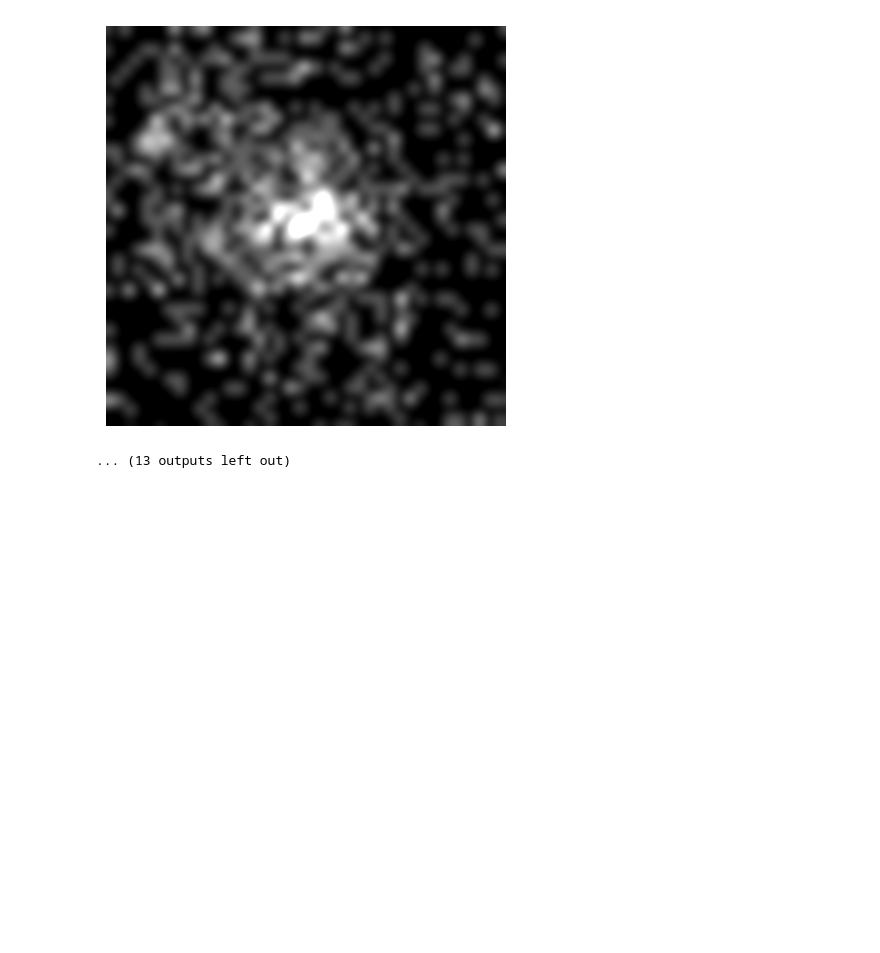
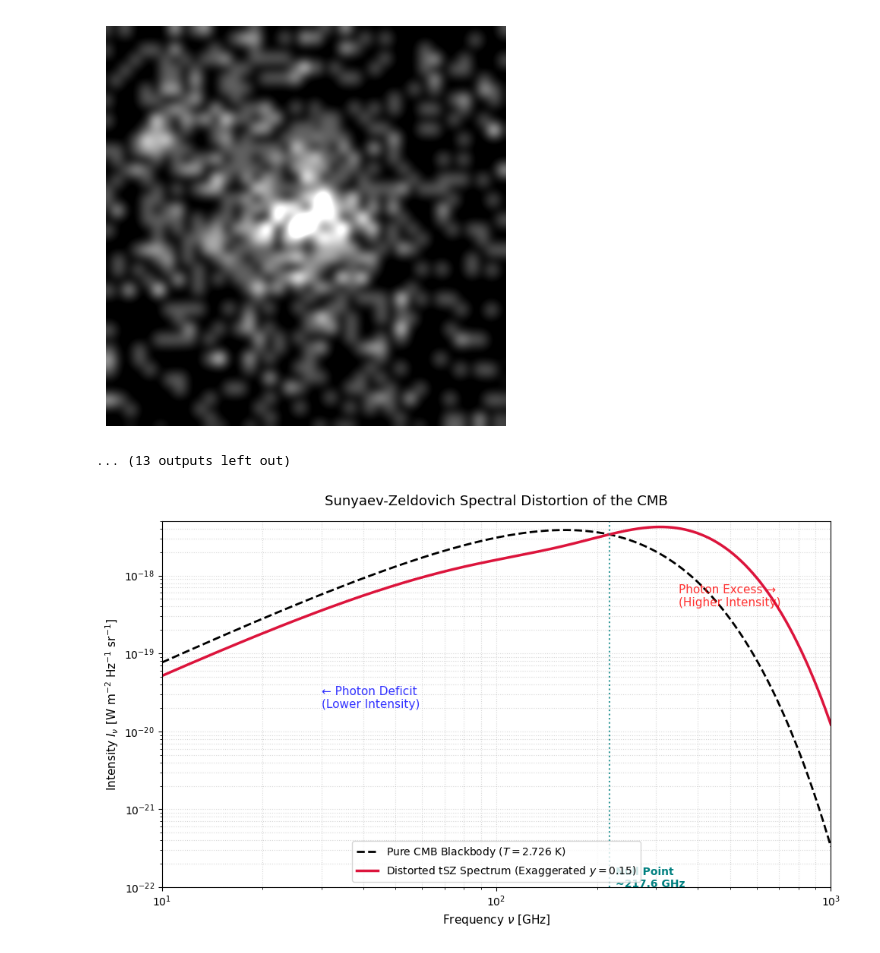
Before and after one commit to fritzali/notes, a Jupyter notebook: MASS/Spectroscopy/query.ipynb, the cells around one changed output. Saved outputs shown, nothing was run; the diff lists cells and outputs as text; code cells hidden in the pictures; blank space fills up the shorter version.

```diff
--- a/MASS/Spectroscopy/query.ipynb
+++ b/MASS/Spectroscopy/query.ipynb
@@ -608,3 +608,73 @@ optical image and smoothed xray contour overlay:
 blurred xray image after stretch:
 [figure]
 ... (13 outputs left out)
+# %%
+import numpy as np
+import matplotlib.pyplot as plt
+
+plt.rcdefaults()
+
+# ==========================================
+# 1. PHYSICAL CONSTANTS (SI Units)
+# ==========================================
+h = 6.62607015e-34  # Planck constant (J s)
+c = 2.99792458e8    # Speed of light (m/s)
+kB = 1.380649e-23   # Boltzmann constant (J/K)
+T_cmb = 2.7255      # Precise ambient CMB temperature (K)
+
+# ==========================================
+# 2. FREQUENCY SETUP & SPECTRAL CALCULATION
+# ==========================================
+# Generate frequencies from 10 GHz to 1000 GHz (1e10 to 1e12 Hz)
+nu = np.logspace(10, 12, 1000)
+x = (h * nu) / (kB * T_cmb)
+
+# Calculate Unperturbed Planck Intensity I_nu
+I_nu = (2 * h * nu**3) / (c**2 * (np.exp(x) - 1))
+
+# Choose an exaggerated Compton y-parameter so the shift is visible on a log-log plot
+y = 0.15
+
+# Calculate the tSZ spectral distortion factor f(x)
+fx = (x * np.exp(x) / (np.exp(x) - 1)**2) * (x * (np.exp(x) + 1) / (np.exp(x) - 1) - 4)
+Delta_I_nu = y * (2 * h * nu**3 / c**2) * fx
+
+# The resulting distorted intensity profile
+I_distorted = I_nu + Delta_I_nu
+
+# Physical Null Point location (~217.6 GHz)
+null_freq_ghz = 217.6
+
+# ==========================================
+# 3. LOG-LOG VISUALIZATION PLOT
+# ==========================================
+plt.figure(figsize=(10, 6))
+
+# Plot the curves
+plt.loglog(nu / 1e9, I_nu, label='Pure CMB Blackbody ($T = 2.726\\text{ K}$)',
+           color='black', lw=2, linestyle='--')
+plt.loglog(nu / 1e9, I_distorted, label=f'Distorted tSZ Spectrum (Exaggerated $y = {y}$)',
+           color='crimson', lw=2.5)
+
+# Highlight the Null Frequency Crossing Point
+plt.axvline(x=null_freq_ghz, color='teal', linestyle=':', alpha=0.8, lw=1.5)
+plt.text(null_freq_ghz + 10, 1e-22, f'Null Point\n~{null_freq_ghz} GHz',
+         color='teal', fontsize=10, weight='bold')
+
+# Annotate the Deficit and Excess physical regimes
+plt.text(30, 2e-20, '← Photon Deficit\n(Lower Intensity)', color='blue', fontsize=11, alpha=0.8)
+plt.text(350, 4e-19, 'Photon Excess →\n(Higher Intensity)', color='red', fontsize=11, alpha=0.8)
+
+# Axis formatting and labeling
+plt.title('Sunyaev-Zeldovich Spectral Distortion of the CMB', fontsize=13, pad=15)
+plt.xlabel('Frequency $\\nu$ [GHz]', fontsize=11)
+plt.ylabel('Intensity $I_\\nu$ [W m$^{-2}$ Hz$^{-1}$ sr$^{-1}$]', fontsize=11)
+plt.xlim(10, 1000)
+plt.ylim(1e-22, 5e-18)
+plt.grid(True, which="both", ls=":", alpha=0.5)
+plt.legend(loc='lower center', fontsize=10, frameon=True)
+
+plt.tight_layout()
+plt.show()
+# %% [output]
+[figure, added]
```
Also changed, not shown: parts of 3 cells of this notebook, 6 other files.
